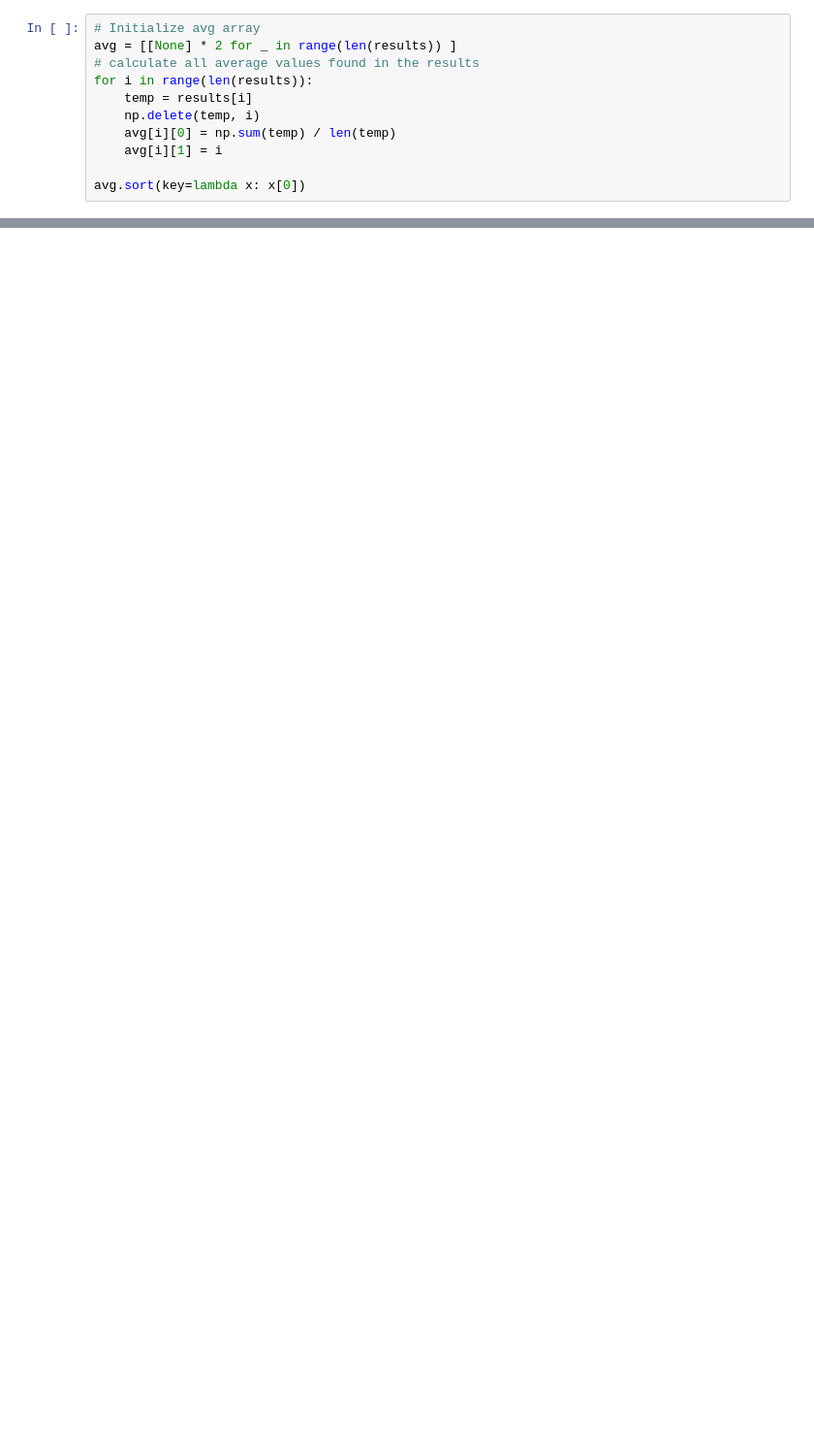
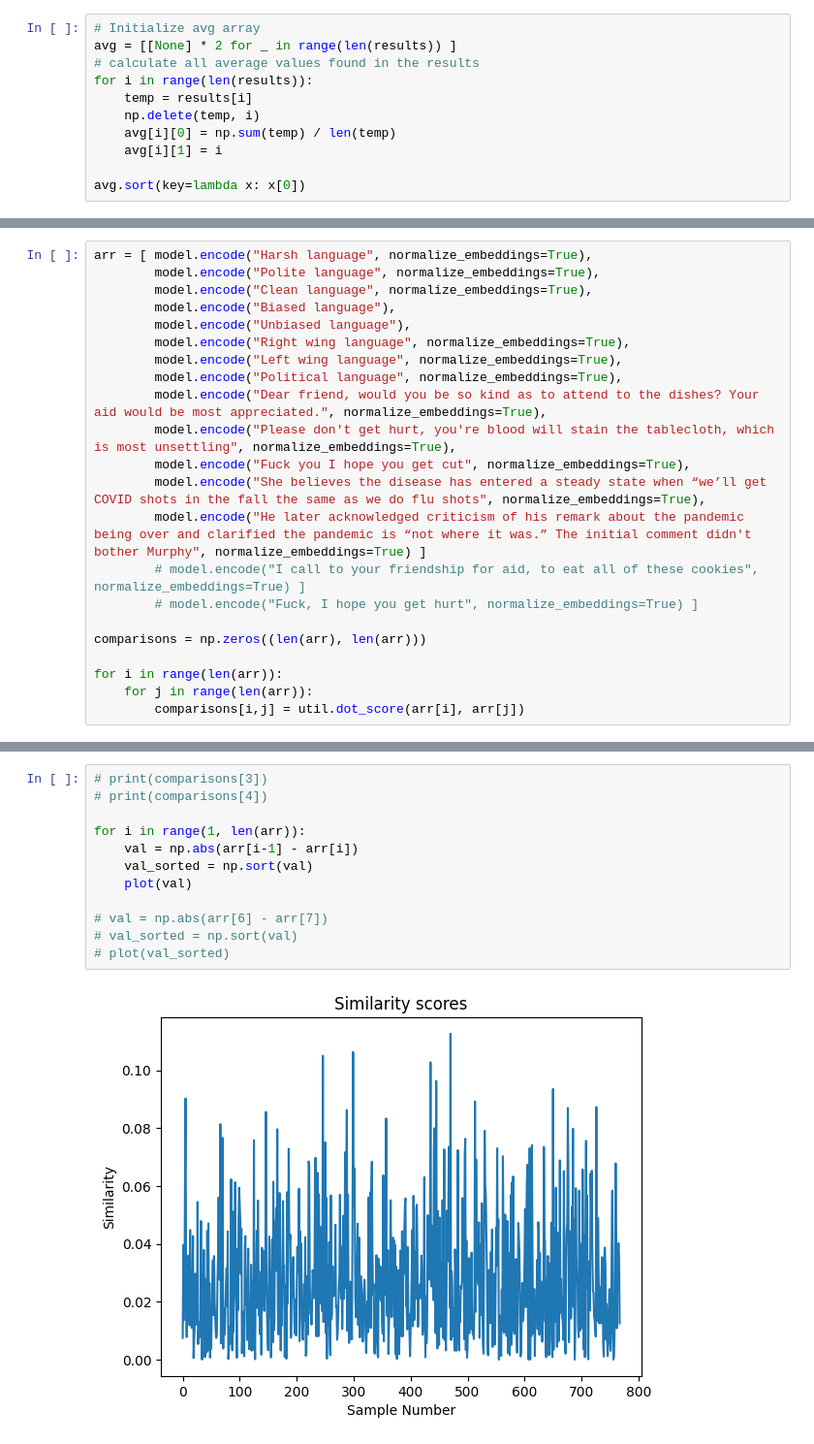
Before and after one commit to marcus-wrrn/Semantic_Comparison, a Jupyter notebook: semantics_test.ipynb, the cells around one changed output, grey strips where cells are left out. Shown at 97% size. Drawn from its saved outputs; the diff is of its cells as text; blank space fills up the shorter version.

```diff
--- a/semantics_test.ipynb
+++ b/semantics_test.ipynb
@@ -198,0 +203,22 @@ themselves.
+# %%
+arr = [ model.encode("Harsh language", normalize_embeddings=True),
+        model.encode("Polite language", normalize_embeddings=True),
+        model.encode("Clean language", normalize_embeddings=True),
+        model.encode("Biased language"),
+        model.encode("Unbiased language"),
+        model.encode("Right wing language", normalize_embeddings=True),
+        model.encode("Left wing language", normalize_embeddings=True),
+        model.encode("Political language", normalize_embeddings=True),
+        model.encode("Dear friend, would you be so kind as to attend to the dishes? Your aid would be most appreciated.", normalize_embeddings=True),
+        model.encode("Please don't get hurt, you're blood will stain the tablecloth, which is most unsettling", normalize_embeddings=True),
+        model.encode("Fuck you I hope you get cut", normalize_embeddings=True),
+        model.encode("She believes the disease has entered a steady state when “we’ll get COVID shots in the fall the same as we do flu shots", normalize_embeddings=True),
+        model.encode("He later acknowledged criticism of his remark about the pandemic being over and clarified the pandemic is “not where it was.” The initial comment didn't bother Murphy", normalize_embeddings=True) ]
+        # model.encode("I call to your friendship for aid, to eat all of these cookies", normalize_embeddings=True) ]
+        # model.encode("Fuck, I hope you get hurt", normalize_embeddings=True) ]
+
+comparisons = np.zeros((len(arr), len(arr)))
+
+for i in range(len(arr)):
+    for j in range(len(arr)):
+        comparisons[i,j] = util.dot_score(arr[i], arr[j])
@@ -198,0 +283,14 @@ themselves.
+# %%
+# print(comparisons[3])
+# print(comparisons[4])
+
+for i in range(1, len(arr)):
+    val = np.abs(arr[i-1] - arr[i])
+    val_sorted = np.sort(val)
+    plot(val)
+
+# val = np.abs(arr[6] - arr[7])
+# val_sorted = np.sort(val)
+# plot(val_sorted)
+# %% [output]
+[figure, added]
```
Also changed, not shown: parts of 14 cells of this notebook.
